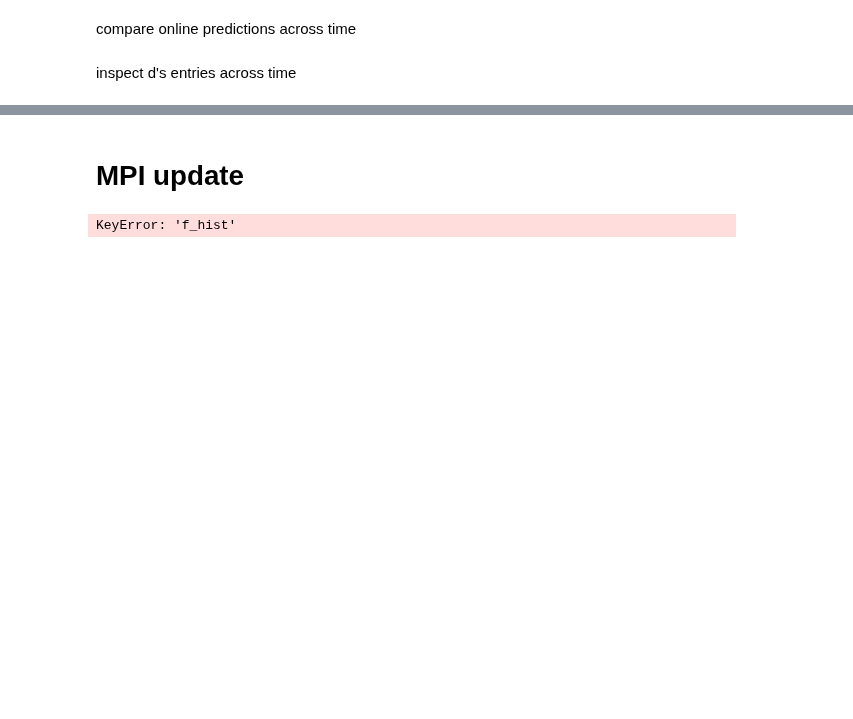
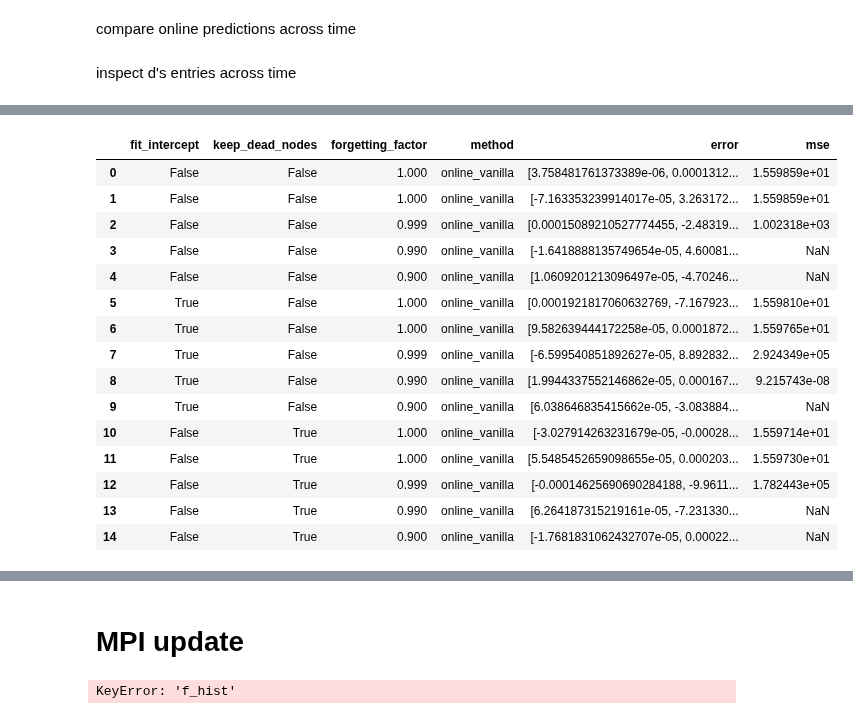
Before and after one commit to draeloslab/Bubblewrap, a Jupyter notebook: generated/other/Running Regression.ipynb, the cells around one changed output, grey strips where cells are left out. Drawn from its saved outputs; the diff is of its cells as text; code cells hidden in the pictures; blank space fills up the shorter version.

```diff
--- a/generated/other/Running Regression.ipynb
+++ b/generated/other/Running Regression.ipynb
@@ -483,0 +831,21 @@ inspect d's entries across time
+# %%
+df = pd.DataFrame(rows)
+df["mse"] = [((x)**2).mean() for x in df.error]
+df
+# %% [output]
+|  | fit_intercept | keep_dead_nodes | forgetting_factor | method | error | mse |
+| 0 | False | False | 1.000 | online_vanilla | [3.758481761373389e-06, 0.0001312... | 1.559859e+01 |
+| 1 | False | False | 1.000 | online_vanilla | [-7.163353239914017e-05, 3.263172... | 1.559859e+01 |
+| 2 | False | False | 0.999 | online_vanilla | [0.00015089210527774455, -2.48319... | 1.002318e+03 |
+| 3 | False | False | 0.990 | online_vanilla | [-1.6418888135749654e-05, 4.60081... | NaN |
+| 4 | False | False | 0.900 | online_vanilla | [1.0609201213096497e-05, -4.70246... | NaN |
+| 5 | True | False | 1.000 | online_vanilla | [0.0001921817060632769, -7.167923... | 1.559810e+01 |
+| 6 | True | False | 1.000 | online_vanilla | [9.582639444172258e-05, 0.0001872... | 1.559765e+01 |
+| 7 | True | False | 0.999 | online_vanilla | [-6.599540851892627e-05, 8.892832... | 2.924349e+05 |
+| 8 | True | False | 0.990 | online_vanilla | [1.9944337552146862e-05, 0.000167... | 9.215743e-08 |
+| 9 | True | False | 0.900 | online_vanilla | [6.038646835415662e-05, -3.083884... | NaN |
+| 10 | False | True | 1.000 | online_vanilla | [-3.027914263231679e-05, -0.00028... | 1.559714e+01 |
+| 11 | False | True | 1.000 | online_vanilla | [5.5485452659098655e-05, 0.000203... | 1.559730e+01 |
+| 12 | False | True | 0.999 | online_vanilla | [-0.00014625690690284188, -9.9611... | 1.782443e+05 |
+| 13 | False | True | 0.990 | online_vanilla | [6.264187315219161e-05, -7.231330... | NaN |
+| 14 | False | True | 0.900 | online_vanilla | [-1.7681831062432707e-05, 0.00022... | NaN |
```
Also changed, not shown: parts of 26 cells of this notebook, 3 other files.
